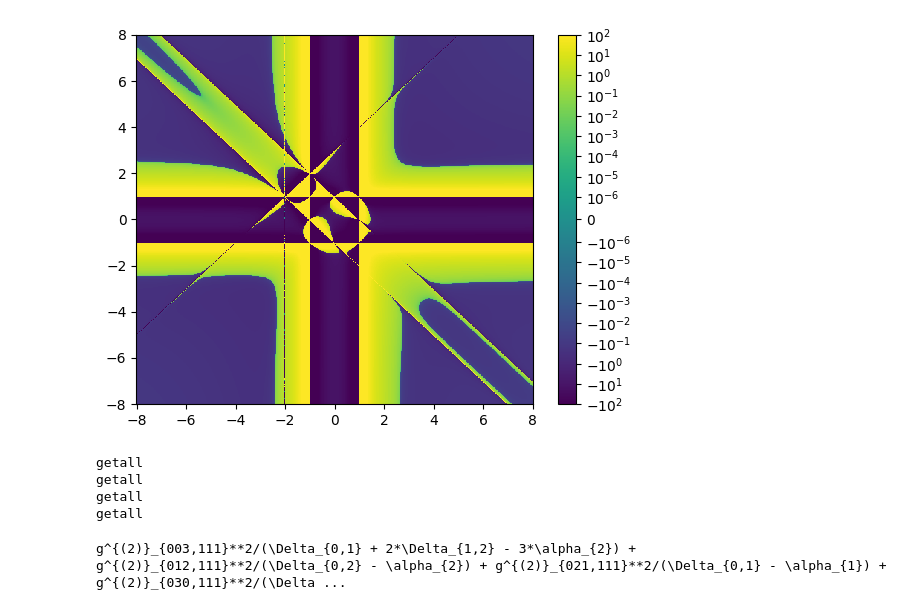
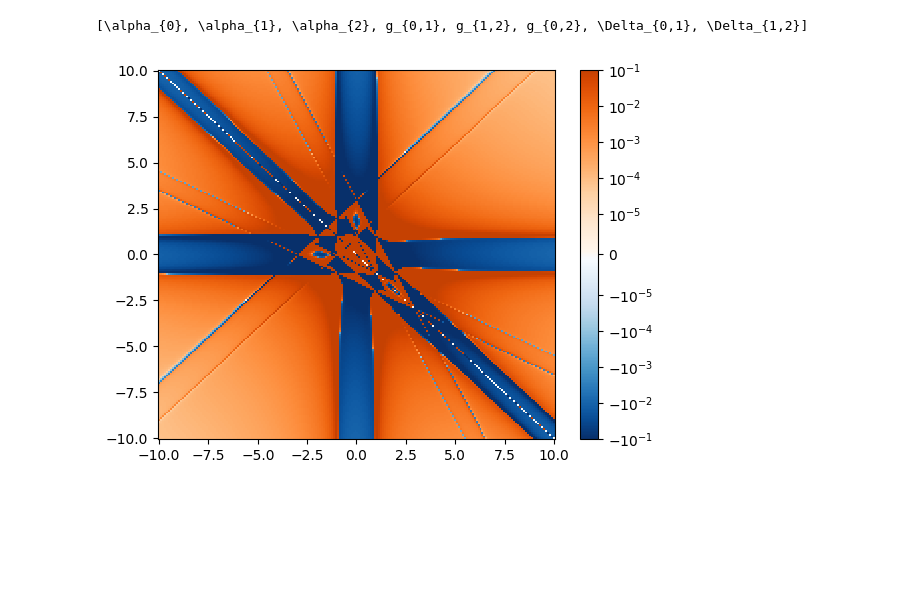
Before and after one commit to PelicanQ/masters-thesis, a Jupyter notebook: anharm/three/three.ipynb, the cells around one changed output. Drawn from its saved outputs; the diff is of its cells as text; code cells hidden in the pictures; blank space fills up the shorter version.

```diff
--- a/anharm/three/three.ipynb
+++ b/anharm/three/three.ipynb
@@ -50,43 +6,26 @@ $\displaystyle \frac{\left(\frac{\sqrt{6} g_{0,1} g_{0,2}}{- \Delta_{0,2} - \alp
-# %%
-from anharm.Hamiltonian import Hamil
-import sympy as sp
-H = Hamil(3, 5, "line")
-keep = False
-s
-= H.zzexpr("111", keep_second_coupling=keep)
-# s = sp.collect(s, [sp.Symbol("g_{0,1}"),sp.Symbol("g_{1,2}")])
-# s = s.subs(sp.Symbol(r"\Delta_{1,2}"), -sp.Symbol(r"\Delta_{0,1}"))
-# s = s.subs(sp.Symbol(r"g_{1,2}"), sp.Symbol(r"g_{0,1}"))
-# s = s.subs(sp.Symbol(r"\Delta_{0,2}"), 0)
-s = s.subs(sp.Symbol(r"\alpha_{2}"), sp.Symbol(r"\alpha_{0}"))
-s = s.subs(sp.Symbol(r"\alpha_{1}"), sp.Symbol(r"\alpha_{0}"))
-s = H.split_deltas(s)
-f,vars  = H.lambdify_expr(s) # alpha0 g01 g12 delta01 delta12
-d01 = np.arange(-8,8,0.03)
-d12 = np.arange(-8,8,0.03)
-X,Y = np.meshgrid(d01,d12)
-F = f(-1, 1, 1, X,Y)
-F
-# sp.simplify(s)
-# sp.collect(s, [sp.Symbol(r"g_{0,1}")*sp.Symbol(r"g_{1,2}")])
-
-plt.pcolor(d01,d12,F, norm=colors.SymLogNorm(linthresh=1e-6, vmin=-1e2, vmax=1e2, clip=False))
-plt.colorbar()
-plt.show()
-# %% [output]
-[figure, removed]
 # %%
-Ham = Hamil(3, 4, "triang")
-edge: sp.Expr = Ham.getedges("110") # good
-leg: sp.Expr = Ham.getlegs("110")
-bird: sp.Expr = Ham.getbirds("110") # good
-cycle3: sp.Expr = Ham.get3cycles("110")
-cycle4: sp.Expr = Ham.get4cycles("110")
-second: sp.Expr = Ham.getsecondedges("110", keep_2nd_coupling=True)
-Ham.zzexpr("111", keep_second_coupling=True)
+H = Hamil(3, 4, "triang")
+e = H.zzexpr("111")-(H.zzexpr("101")+H.zzexpr("011")+H.zzexpr("110"))
+e = H.split_deltas(e)
+f,vars = H.lambdify_expr(e)
+#\alpha_{0}, \alpha_{1}, \alpha_{2}, g_{0,1}, g_{1,2}, g_{0,2}, \Delta_{0,1}, \Delta_{1,2}]
+print(vars)
+
+from other.colormap import Norm, OrBu_colormap
+xx = np.linspace(-10,10,200)
+X,Y=np.meshgrid(xx,xx)
+Z = f(-1,-1,-1, 0.4,0.4,0.4,X,Y)
+
+@np.vectorize
+def snapto0(v):
+    if np.abs(v) < 1e-5:
+        return 0.0
+    return v
+Z = snapto0(Z)
+plt.pcolormesh(X,Y,Z, norm=Norm(1e-1), cmap=OrBu_colormap())
+plt.colorbar()
+plt.show()
+# what if the sum of zz always get's the sign of zzz right?
 # %% [output]
-getall
-getall
-getall
-getall
+[\alpha_{0}, \alpha_{1}, \alpha_{2}, g_{0,1}, g_{1,2}, g_{0,2}, \Delta_{0,1}, \Delta_{1,2}]
-g^{(2)}_{003,111}**2/(\Delta_{0,1} + 2*\Delta_{1,2} - 3*\alpha_{2}) + g^{(2)}_{012,111}**2/(\Delta_{0,2} - \alpha_{2}) + g^{(2)}_{021,111}**2/(\Delta_{0,1} - \alpha_{1}) + g^{(2)}_{030,111}**2/(\Delta ...
+[figure, added]
```
Also changed, not shown: parts of 1 cell of this notebook, 1 other file.
